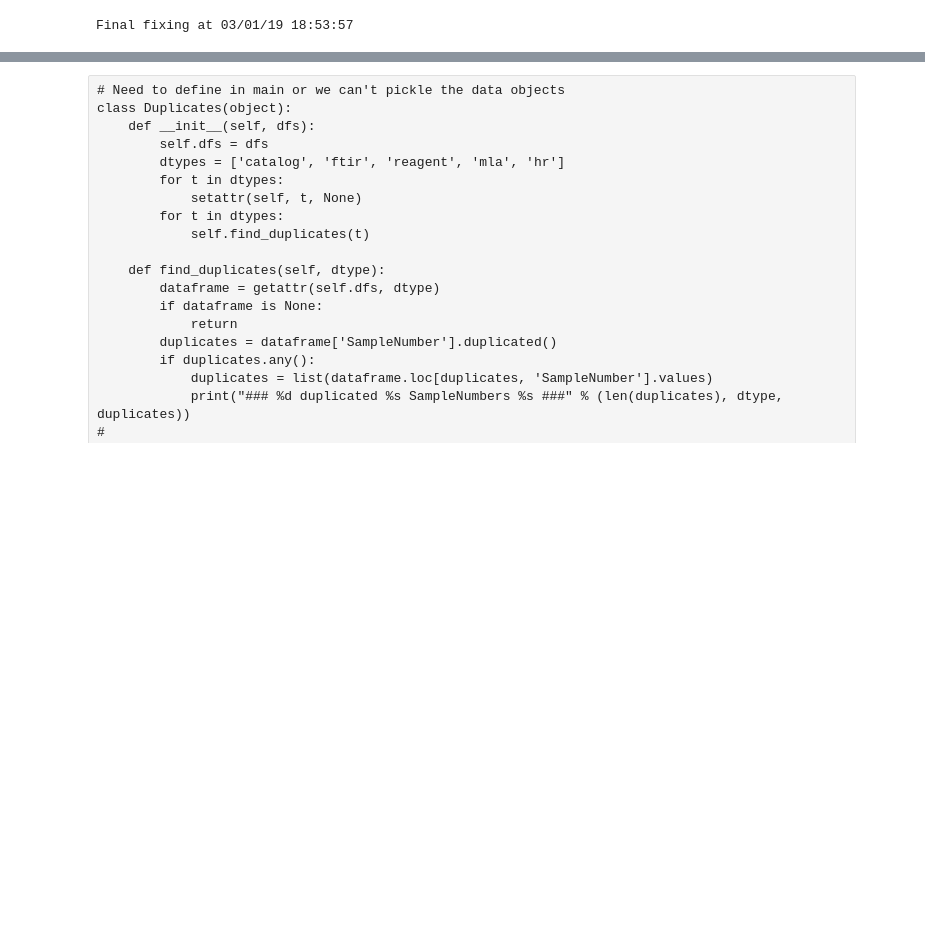
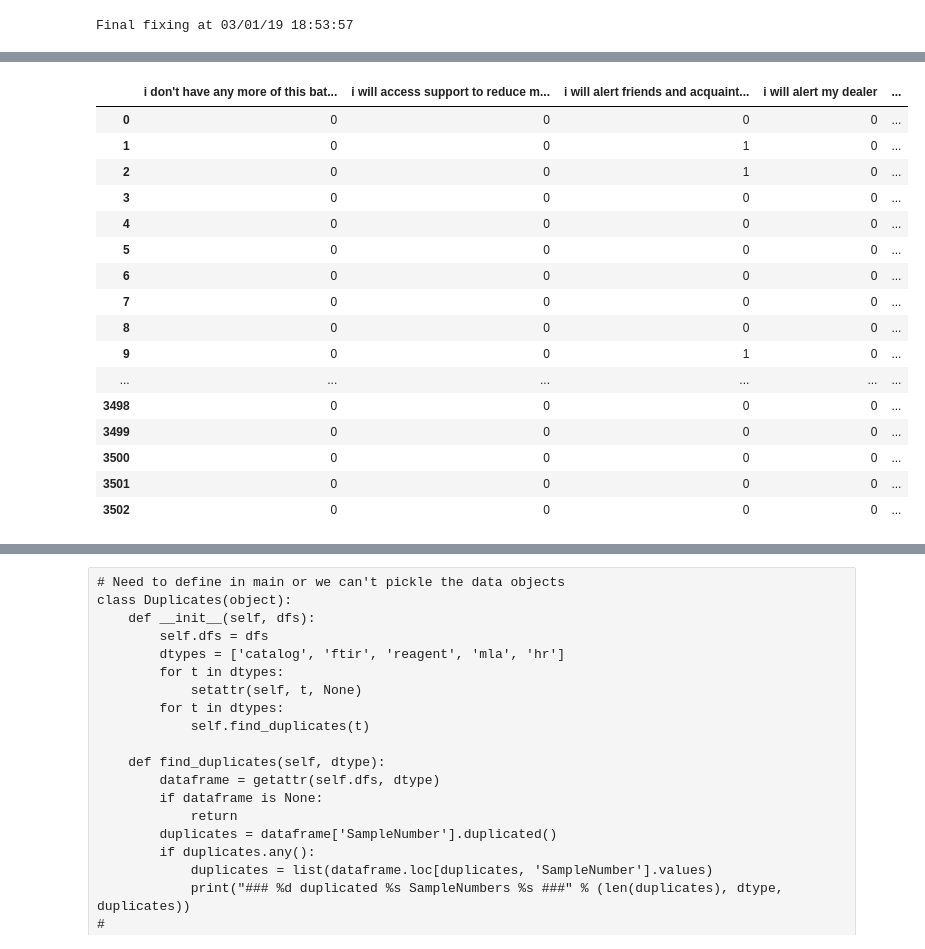
Before and after one commit to linucks/random, a Jupyter notebook: loop/Loop2018DataAnalysis.ipynb, the cells around one changed output, grey strips where cells are left out. Saved outputs shown, nothing was run; the diff lists cells and outputs as text; code cells hidden in the pictures; blank space fills up the shorter version.

Commit message:
Work on unpicking disposal column

```diff
--- a/loop/Loop2018DataAnalysis.ipynb
+++ b/loop/Loop2018DataAnalysis.ipynb
@@ -173,7 +173,7 @@ def get_data(spreadsheet_id):
     return df
 
 
-def get_rename_map(map_name, lower=True):
+def get_rename_map(map_name, lower=True, remove_duplicates=True):
     """Query google sheets spreadsheet for the translation table for names"""
     pkl = map_name + '.pkl'
     if not os.path.isfile(pkl):
@@ -188,8 +188,9 @@ def get_rename_map(map_name, lower=True):
         rename_map = { v[0].strip() : v[1].strip() for v in values[1:] if len(v) == 2 }
         if lower:
             rename_map = { k.lower() : v.lower() for k, v in rename_map.items()}
-        rename_map = { k : v for k, v in rename_map.items() if k != v } # remove duplicates
-        rename_map = { k : np.nan for k, v in rename_map.items() if v == 'MAKEBLANK' } # Set any required to NAN
+        if remove_duplicates:
+            rename_map = { k : v for k, v in rename_map.items() if k != v } # remove duplicates
+        rename_map.update({ k : np.nan for k, v in rename_map.items() if v == 'makeblank' }) # Set any required to NAN
         with open(pkl, 'wb') as w:
             pickle.dump(rename_map, w)
     else:
@@ -578,14 +579,14 @@ def unpack_drug_use(drug_column):
             r[l.index(v)] = _true
         return backfill(r)
 
-    res = drug_column.apply(unpack)
+    columns = drug_column.apply(unpack)
     cname = drug_column.name
     drug = cname[7:] # strip 'hr_Had'
     cname_stem = FREQUENCY_PERIODS
-    columns = ['{}_{}'.format(drug, c) for c in cname_stem]
-    return pd.DataFrame(res.values.tolist(),
-                        index=res.index,
-                        columns=columns)
+    column_names = ['{}_{}'.format(drug, c) for c in cname_stem]
+    return pd.DataFrame(columns.values.tolist(),
+                        index=columns.index,
+                        columns=column_names)
 
 for column in drug_columns:
     d = unpack_drug_use(df_final[column])
@@ -722,14 +725,69 @@ print(now() + " Wrote version %2.1f to file: %s" % (VERSION, filepath))
 # %%
-#'hr_Plan to do?', 'hr_What other actions will you do? (tick all that apply)'
-x = df_final['hr_Plan to do?'].unique().tolist()
-x += df_final['hr_What other actions will you do? (tick all that apply)'].unique().tolist()
-l = set()
-for y in x:
-    if y and isinstance(y, str):
-        l.update([z.strip() for z in y.strip().split(',')])
+# #'hr_Plan to do?', 'hr_What other actions will you do? (tick all that apply)'
+# x = df_final['hr_Plan to do?'].unique().tolist()
+# x += df_final['hr_What other actions will you do? (tick all that apply)'].unique().tolist()
+# l = set()
+# for y in x:
+#     if y and isinstance(y, str):
+#         l.update([z.strip() for z in y.strip().split(',')])
 
-lsort = sorted([x.lower() for x in list(l)])
+# lsort = sorted([x.lower() for x in list(l)])
 
-with open('foo.csv', 'w') as w:
-    for x in lsort:
-        w.write('{},\n'.format(x))
+# with open('foo.csv', 'w') as w:
+#     for x in lsort:
+#         w.write('{},\n'.format(x))
+
+
+
+fpkl = 'final_pre.pkl'
+with open(fpkl, 'rb') as f:
+    df_final = pickle.load(f)
+
+
+def unpack_disposal(disposal_column):
+
+    rename_map = get_rename_map('PlanToDoMap', remove_duplicates=False)
+#     print("MAP", rename_map)
+    available_options = set(rename_map.values())
+    for o in [np.nan, '', None]:
+        available_options.discard(o)
+    available_options = sorted(list(available_options))
+
+    def unpack(x, available_options, rename_map):
+        _false = 0
+        _true = 1
+        result = [_false] * len(available_options)
+        if not isinstance(x, str):
+            return result
+        for v in [s.strip().lower() for s in x.split(',') if s.strip()]:
+            if v in rename_map:
+                v = rename_map[v]
+            if v is np.nan:
+                continue
+            result[available_options.index(v)] = _true
+        return result
+
+    columns = disposal_column.apply(unpack, args=(available_options, rename_map))
+    return pd.DataFrame(columns.values.tolist(),
+                        index=columns.index,
+                        columns=available_options)
+
+unpack_disposal(df_final['hr_What other actions will you do? (tick all that apply)'])
+# %% [output]
+|  | i don't have any more of this bat... | i will access support to reduce m... | i will alert friends and acquaint... | i will alert my dealer | ... |
+| 0 | 0 | 0 | 0 | 0 | ... |
+| 1 | 0 | 0 | 1 | 0 | ... |
+| 2 | 0 | 0 | 1 | 0 | ... |
+| 3 | 0 | 0 | 0 | 0 | ... |
+| 4 | 0 | 0 | 0 | 0 | ... |
+| 5 | 0 | 0 | 0 | 0 | ... |
+| 6 | 0 | 0 | 0 | 0 | ... |
+| 7 | 0 | 0 | 0 | 0 | ... |
+| 8 | 0 | 0 | 0 | 0 | ... |
+| 9 | 0 | 0 | 1 | 0 | ... |
+| ... | ... | ... | ... | ... | ... |
+| 3498 | 0 | 0 | 0 | 0 | ... |
+| 3499 | 0 | 0 | 0 | 0 | ... |
+| 3500 | 0 | 0 | 0 | 0 | ... |
+| 3501 | 0 | 0 | 0 | 0 | ... |
+| 3502 | 0 | 0 | 0 | 0 | ... |
```
Also changed, not shown: parts of 2 cells of this notebook.
